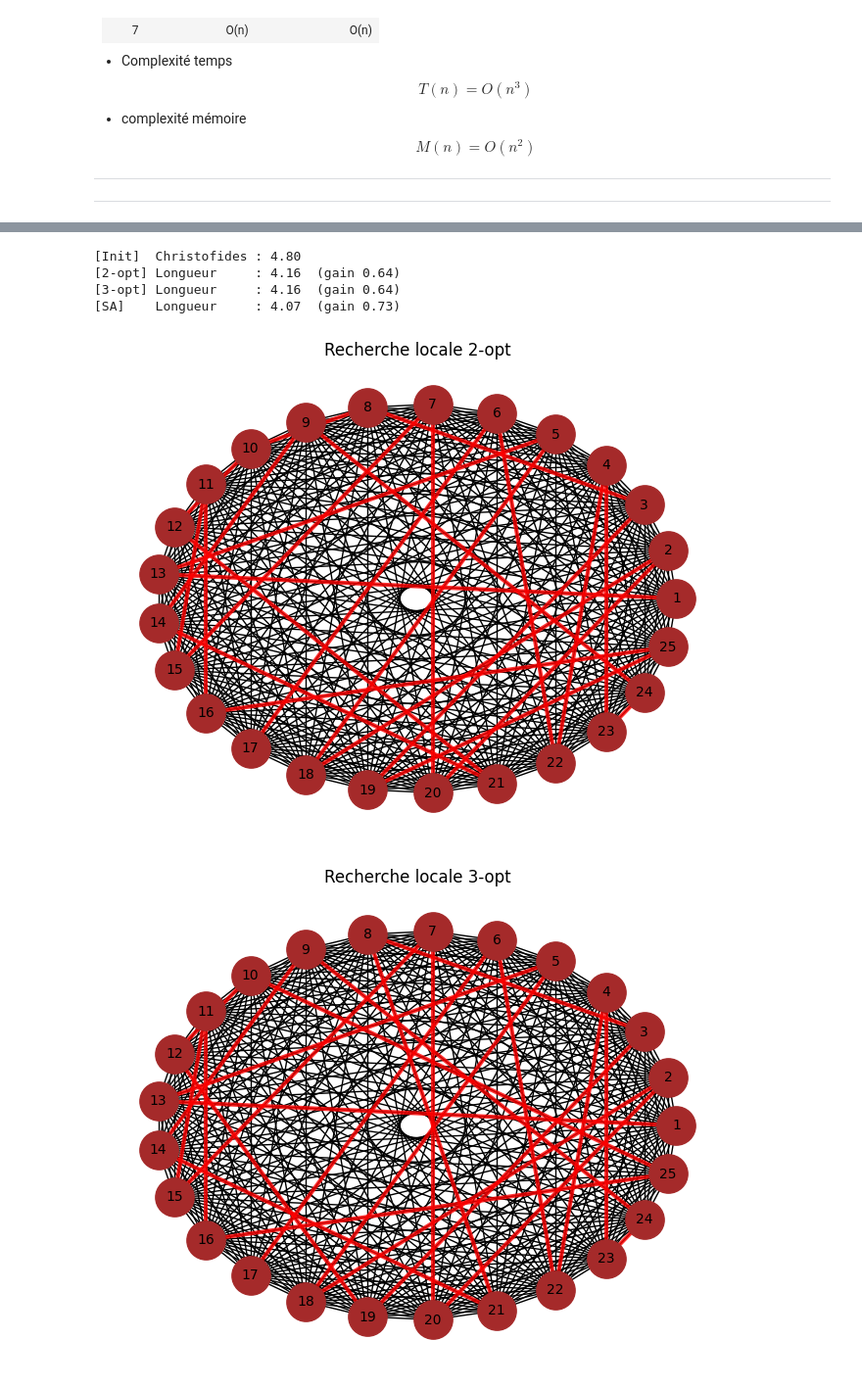
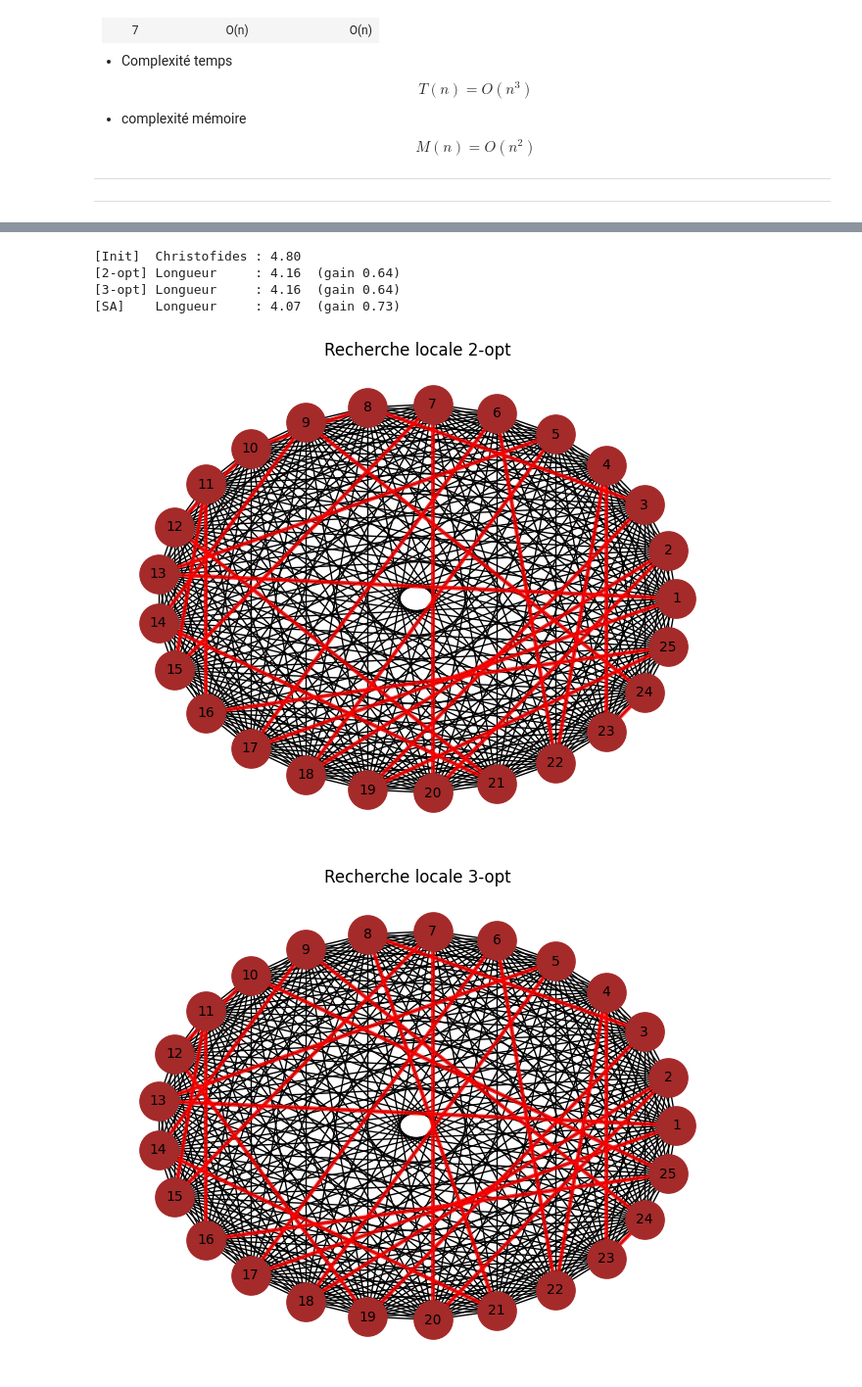
Before and after one commit to Poimorph/TSP_complexity_IT4A_A25, a Jupyter notebook: Projet_Complexité_A2025.ipynb, the cells around one changed output, grey strips where cells are left out. Shown at 98% size. Cells and saved outputs as stored; diff of their text form; code cells hidden in the pictures.

```diff
--- a/Projet_Complexité_A2025.ipynb
+++ b/Projet_Complexité_A2025.ipynb
@@ -323,7 +439,9 @@ def draw_graph(adj, title="Graphe complet", path=None, draw_label:bool =True):
     nx.draw(G, pos, with_labels=True, node_color='brown', node_size=800, font_size=10)
 
     if path:
+        # Add edges for the path, closing the cycle
         edges = [(path[i]+1, path[i+1]+1) for i in range(len(path)-1)]
+        edges.append((path[-1]+1, path[0]+1)) # Add edge to close the cycle
         nx.draw_networkx_edges(G, pos, edgelist=edges, edge_color='red', width=3, alpha=0.8)
 
     if draw_label:
@@ -750,7 +1066,7 @@ def local_search_2opt(tour: List[int], D: np.ndarray, max_passes: int = 100) ->
         max_passes : nombre maximum d’itérations globales autorisées.
 
     Returns:
-        (meilleur chemin trouvé, longueur correspondante)
+        (longueur correspondante, meilleur chemin trouvé)
     """
     n = len(tour)
     best = tour[:]
@@ -775,7 +1091,7 @@ def local_search_2opt(tour: List[int], D: np.ndarray, max_passes: int = 100) ->
                 break      # ne pas faire une nouvelle boucle avec un chemin améliorée
         if not improved:   # Pas d'amélioration ==> Optimum locla atteint
             break
-    return best, best_len
+    return best_len, best
 # %%
 def _apply_reconnect(tour: List[int], i: int, j: int, k: int, code: int) -> List[int]:
     """
@@ -852,13 +1168,7 @@ def _delta_for_code(D: np.ndarray, tour: List[int], i: int, j: int, k: int, code
 # %%
 def local_search_3opt(tour: List[int], D: np.ndarray, max_passes: int = 20) -> Tuple[List[int], float]:
     """
-    3-opt avec calcul de Δ en O(1) et reconstruction unique par passe.
-    - Boucles sur i<j<k avec j>=i+2, k>=j+2 (évite segments B et C vides).
-    - Évalue 7 schémas de reconnexion, garde le meilleur Δ.
-    - Applique au plus un move par passe (best-improvement)
-
-    Complexité par passe : Θ(n^3) (contre Θ(n^4) en version naïve).
-    Mémoire : O(n).
+    Recherche locale utilisant l'heuristique 3-opt pour le problème du voyageur de commerce (TSP).
     """
     n = len(tour)
     best = tour[:]
@@ -907,7 +1217,7 @@ def local_search_3opt(tour: List[int], D: np.ndarray, max_passes: int = 20) -> T
         if not improved:
             break
 
-    return best, best_len
+    return best_len, best
 # %%
 def simulated_annealing( tour: List[int], D: np.ndarray, T0: Optional[float] = None, Tmin: float = 1e-4, cooling: float = 0.995, iters_per_T: int = 200, max_steps: Optional[int] = None, rng: Optional[random.Random] = None) -> Tuple[List[int], float]:
     rng = rng or random.Random()
@@ -938,31 +1248,29 @@ def simulated_annealing( tour: List[int], D: np.ndarray, T0: Optional[float] = N
                 if cur_len < best_len - 1e-12:
                     best, best_len = current[:], cur_len
         T *= cooling
-    return best, best_len
+    return  best_len, best
 # %%
 distances, _ = generate_tsp_instance(25, seed=42)
-dist, tour_init  = tsp_christofides(distances)
-
-dist_init = tour_length(distances, tour_init)
+dist_init, tour_init  = tsp_christofides(distances)
 print(f"[Init]  Christofides : {dist_init:.2f}")
 
-tour_2, dist_2 = local_search_2opt(tour_init, distances)
+dist_2, tour_2 = local_search_2opt(tour_init, distances)
 print(f"[2-opt] Longueur     : {dist_2:.2f}  (gain {dist_init - dist_2:.2f})")
 
-tour_3, dist_3 = local_search_3opt(tour_init, distances)
+dist_3, tour_3 = local_search_3opt(tour_init, distances)
 print(f"[3-opt] Longueur     : {dist_3:.2f}  (gain {dist_init - dist_3:.2f})")
 
-tour_sa, dist_sa = simulated_annealing(tour_2, distances)
+dist_sa, tour_sa = simulated_annealing(tour_2, distances)
 print(f"[SA]    Longueur     : {dist_sa:.2f}  (gain {dist_init - dist_sa:.2f})")
 
 
 draw_graph(distances, "Recherche locale 2-opt",tour_2, False)
 draw_graph(distances, "Recherche locale 3-opt",tour_3, False)
-draw_graph(distances, "Circuit simulé",tour_sa, False)
+draw_graph(distances, "Recuit simulé",tour_sa, False)
 # %% [output]
 [Init]  Christofides : 4.80
 [2-opt] Longueur     : 4.16  (gain 0.64)
 [3-opt] Longueur     : 4.16  (gain 0.64)
 [SA]    Longueur     : 4.07  (gain 0.73)
-[figure, old version]
+[figure, new version]
-[figure, old version]
+[figure, new version]
```
Also changed, not shown: parts of 27 cells of this notebook.
